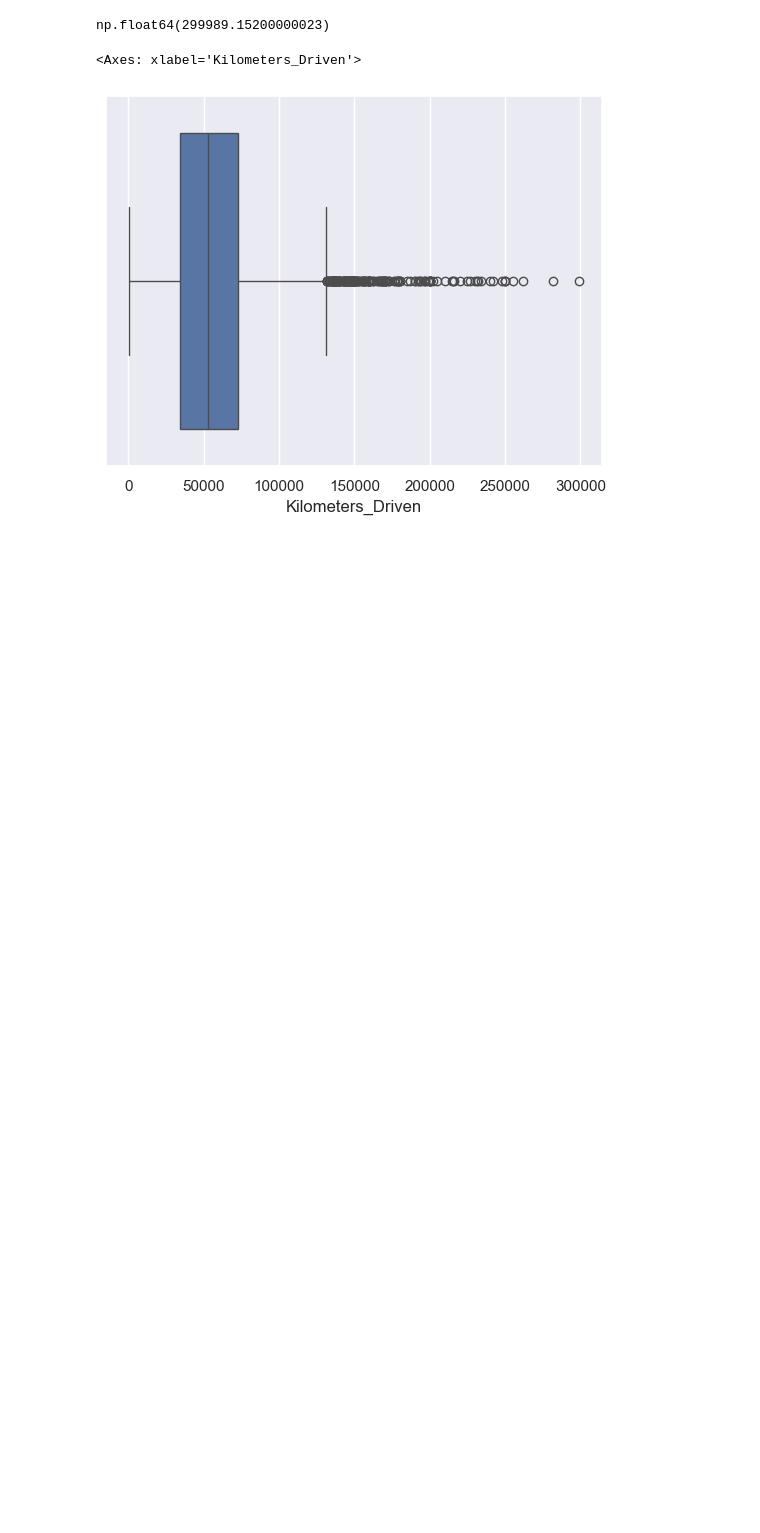
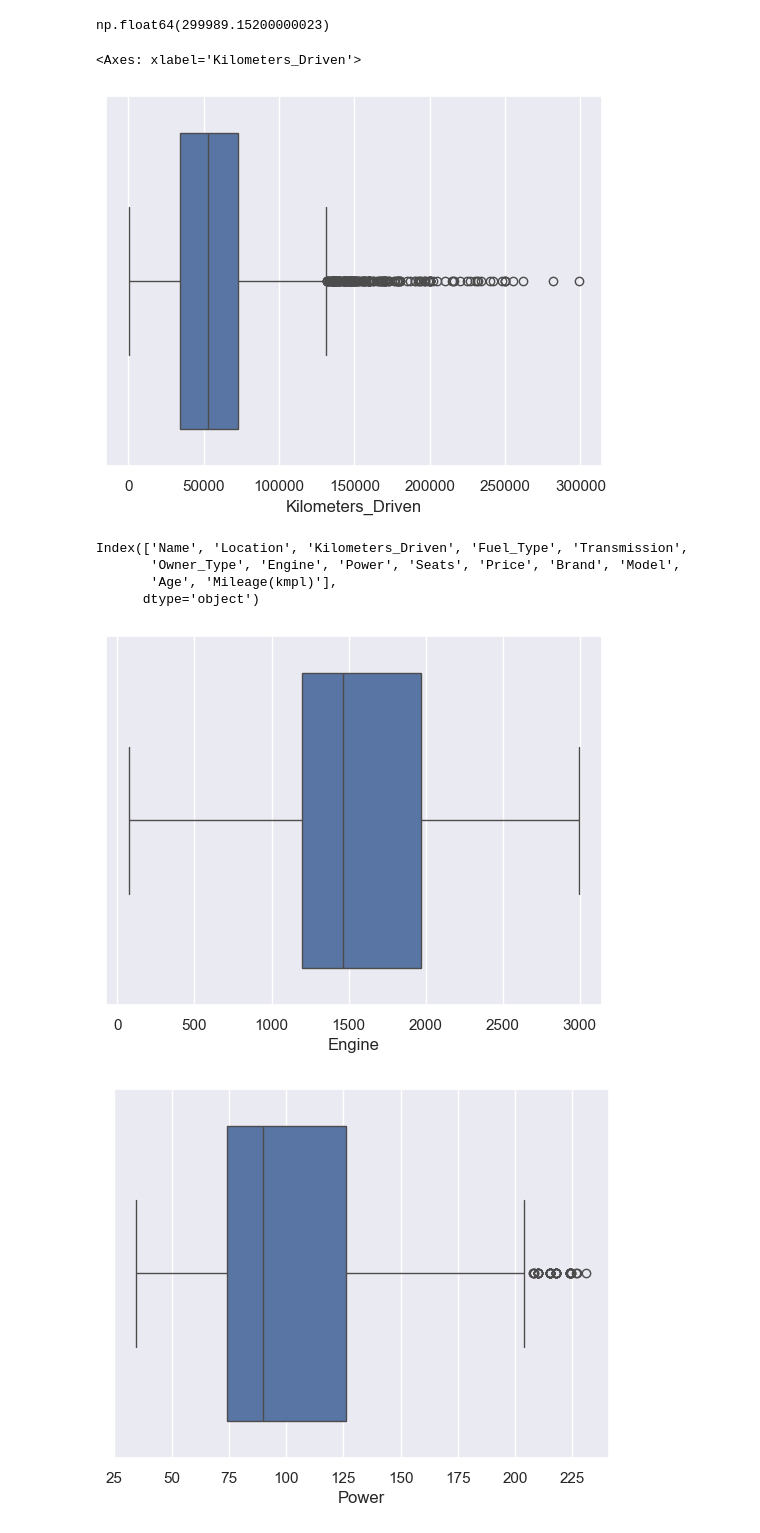
Before and after one commit to MahmoudAbuelhasaan/Used_Cars_Price_Prediction, a Jupyter notebook: Used_Cars_Price_Prediction.ipynb, the cells around one changed output. Cells and saved outputs as stored; diff of their text form; code cells hidden in the pictures; blank space fills up the shorter version.

```diff
--- a/Used_Cars_Price_Prediction.ipynb
+++ b/Used_Cars_Price_Prediction.ipynb
@@ -608,3 +611,22 @@ def handele_outler(x,p1=0.25,p2=0.75):
     min_limit = q1 - 1.5 * iqr
     max_limit = q3 + 1.5 * iqr
     return x[(x > min_limit) & (x < max_limit)]
+# %%
+df3 = df2.copy()
+# %%
+df.columns
+# %% [output]
+Index(['Name', 'Location', 'Kilometers_Driven', 'Fuel_Type', 'Transmission',
+       'Owner_Type', 'Engine', 'Power', 'Seats', 'Price', 'Brand', 'Model',
+       'Age', 'Mileage(kmpl)'],
+      dtype='object')
+# %%
+for col in ['Engine','Power','Mileage(kmpl)']:
+    df3[col] = handele_outler(df3[col])
+# %%
+for col in ['Engine','Power','Mileage(kmpl)']:
+    sns.boxplot(data=df3,x=col)
+    plt.show()
+# %% [output]
+[figure, added]
+[figure, added]
```
Also changed, not shown: parts of 28 cells of this notebook.
